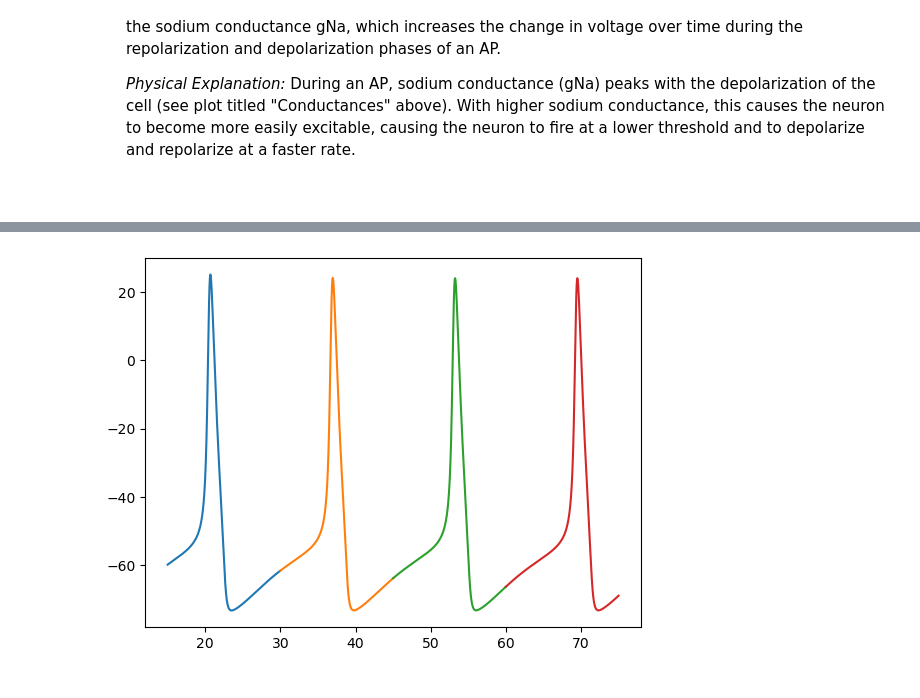
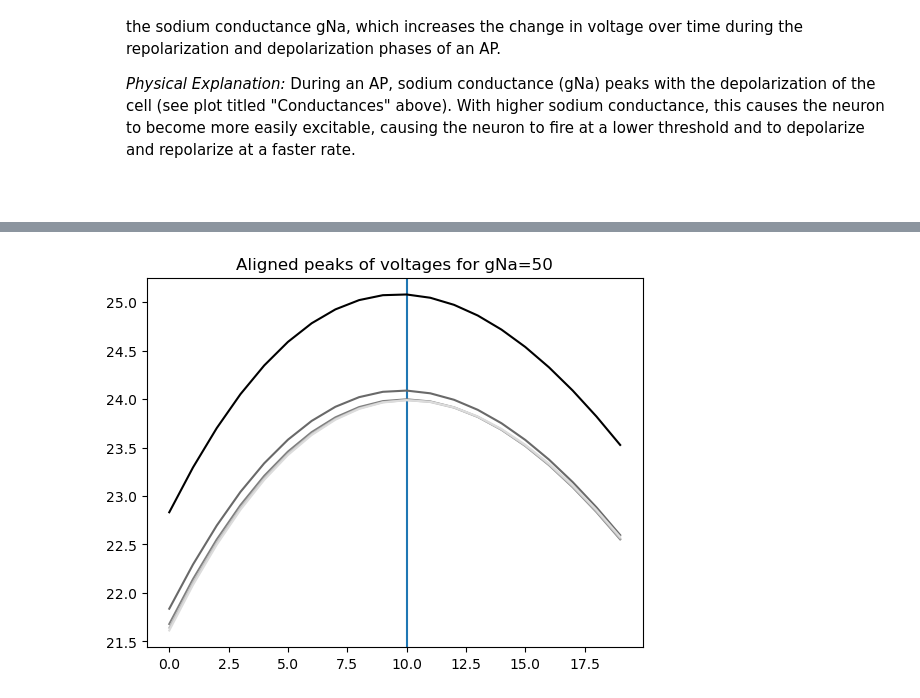
Before and after one commit to brittahn/CASMA665, a Jupyter notebook: Homeworks/AhnB_HW2-HH_CASMA665_F2024.ipynb, the cells around one changed output, grey strips where cells are left out. Drawn from its saved outputs; the diff is of its cells as text; code cells hidden in the pictures.

```diff
--- a/Homeworks/AhnB_HW2-HH_CASMA665_F2024.ipynb
+++ b/Homeworks/AhnB_HW2-HH_CASMA665_F2024.ipynb
@@ -611,22 +615,82 @@ ___
 # %%
-# Align spikes for gNa=50
+# Align the peak height of all spikes for gNa=50.
 
+# Convert to lists
+v1=[]
+v2=[]
+v3=[]
+v4=[]
+v5=[]
+t1=[]
+t2=[]
+t3=[]
+t4=[]
+t5=[]
+
+# V
+for v in V_gNa0_50[1500:3000]:
+    v1.append(v)
+
+for v in V_gNa0_50[3000:4500]:
+    v2.append(v)
+
+for v in V_gNa0_50[4500:6000]:
+    v3.append(v)
+
+for v in V_gNa0_50[6000:7500]:
+    v4.append(v)
+
+for v in V_gNa0_50[7500:9000]:
+    v5.append(v)
+
+# Times
+for t in t_gNa0_50[1500:3000]:
+    t1.append(t)
+
+for t in t_gNa0_50[3000:4500]:
+    t2.append(t)
+
+for t in t_gNa0_50[4500:6000]:
+    t3.append(t)
+
+for t in t_gNa0_50[6000:7500]:
+    t4.append(t)
+
+for t in t_gNa0_50[7500:9000]:
+    t5.append(t)
+
+# Compute index of max val in voltage array
+max1i = (v1).index(max(v1))
+max2i = (v2).index(max(v2))
+max3i = (v3).index(max(v3))
+max4i = (v4).index(max(v4))
+max5i = (v5).index(max(v5))
+
+# Make arrays the same length
+bounds=10
+separate=1500
+v1_align = v1[(max1i-bounds):(max1i+bounds)]
+t1_align = t1[(max1i-bounds):(max1i+bounds)]
+v2_align = v2[(max2i-bounds):(max2i+bounds)]
+t2_align = t2[(max2i-bounds):(max2i+bounds)]
+v3_align = v3[(max3i-bounds):(max3i+bounds)]
+t3_align = t3[(max3i-bounds):(max3i+bounds)]
+v4_align = v4[(max4i-bounds):(max4i+bounds)]
+t4_align = t4[(max4i-bounds):(max4i+bounds)]
+v5_align = v5[(max5i-bounds):(max5i+bounds)]
+t5_align = t5[(max5i-bounds):(max5i+bounds)]
+
+print("Blue line in plot below shows alignment of max peaks \n")
+print("Max voltages: ", max(v1),max(v2),max(v3),max(v4),max(v5))
+
+# Plot aligned
 plt.figure()
-plt.plot(times_1, spikes_1)
-plt.plot(times_2, spikes_2)
-plt.plot(times_3, spikes_3)
-plt.plot(times_4, spikes_4)
+plt.title("Aligned peaks of voltages for gNa=50")
+plt.axvline(x=bounds)
+plt.plot(v1_align,'black')
+plt.plot(v2_align,'dimgray')
+plt.plot(v3_align,'gray')
+plt.plot(v4_align,'silver')
+plt.plot(v5_align,'gainsboro')
 plt.show()
-
-spikes_1 = V_gNa0_50[1500:3000]
-spikes_2 = V_gNa0_50[3000:4500]
-spikes_3 = V_gNa0_50[4500:6000]
-spikes_4 = V_gNa0_50[6000:7500]
-spikes_5 = V_gNa0_50[7500:9000]
-
-times_1 = t_gNa0_50[1500:3000]
-times_2 = t_gNa0_50[3000:4500]
-times_3 = t_gNa0_50[4500:6000]
-times_4 = t_gNa0_50[6000:7500]
-times_5 = t_gNa0_50[7500:9000]
 # %% [output]
@@ -633 +700 @@ times_5 = t_gNa0_50[7500:9000]
-[figure, old version]
+[figure, new version]
```
Also changed, not shown: parts of 5 cells of this notebook.
